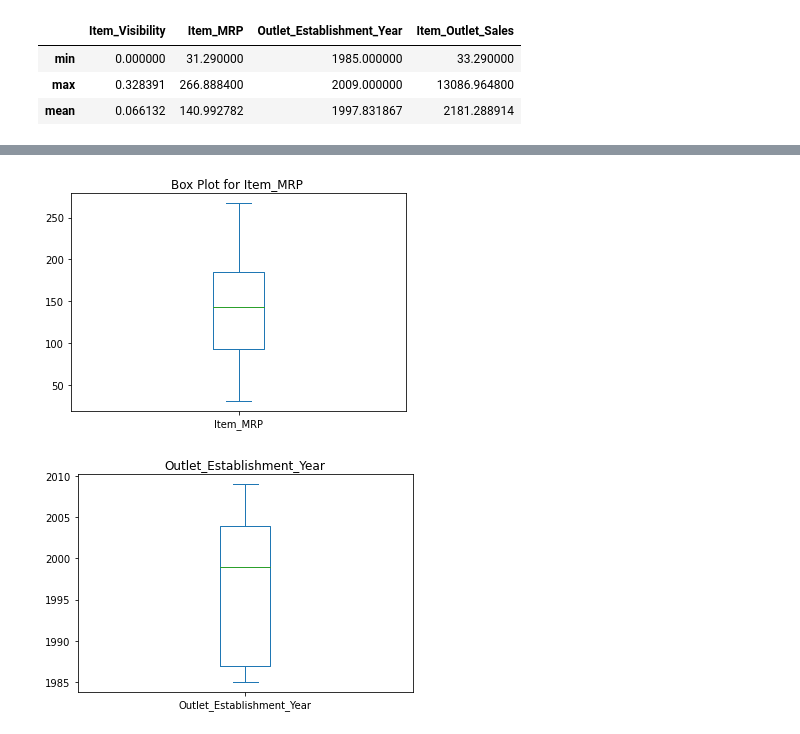
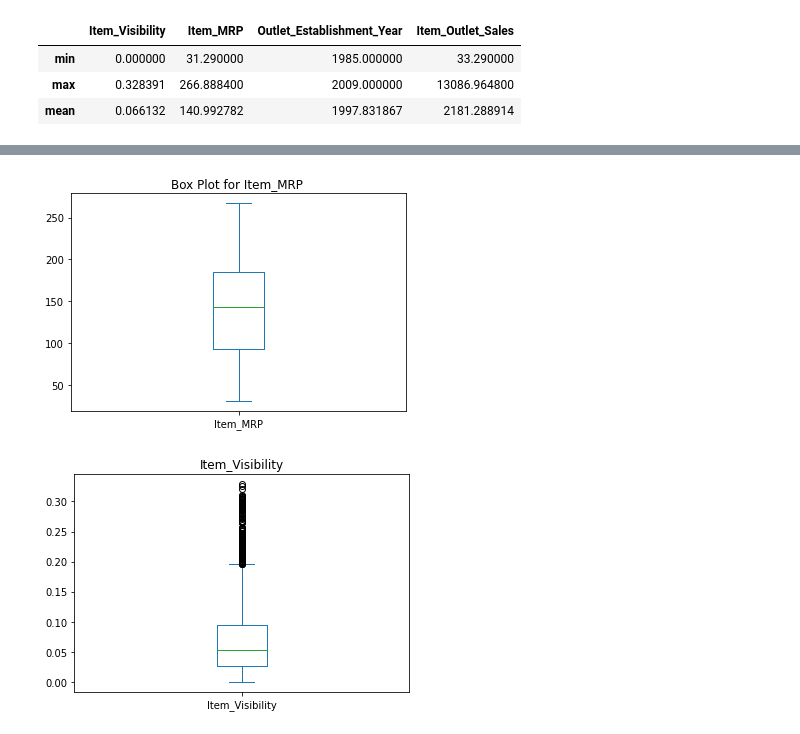
Before and after one commit to OkotOlaa/Food-Sales-Prediction, a Jupyter notebook: Food_Sales_Prediction.ipynb, the cells around one changed output, grey strips where cells are left out. Drawn from its saved outputs; the diff is of its cells as text; code cells hidden in the pictures.

```diff
--- a/Food_Sales_Prediction.ipynb
+++ b/Food_Sales_Prediction.ipynb
@@ -176,20 +176,18 @@ plt.show()
 # %%
 #Boxplot to view statistical summaries of various features in your dataset.
-import pandas as pd
-import matplotlib.pyplot as plt
 
-# Plot box plots for 'Item_MRP' and 'Item_Outlet_Sales' columns
+# Box plots for 'Item_MRP' and 'Item_Outlet_Sales' columns
 df[['Item_MRP']].plot(kind='box')
 plt.title('Box Plot for Item_MRP ')
 plt.show()
 
-# Plot box plots for Outlet_Establishment_Year
-df[['Outlet_Establishment_Year']].plot(kind='box')
-plt.title('Outlet_Establishment_Year')
+# Box plots for Outlet_Establishment_Year
+df[['Item_Visibility']].plot(kind='box')
+plt.title('Item_Visibility')
 plt.show()
 # %% [output]
 [figure]
-[figure, old version]
+[figure, new version]
 # %%
 #Heatmap of the correlation between features.
 import seaborn as sns
```
Also changed, not shown: parts of 4 cells of this notebook.
